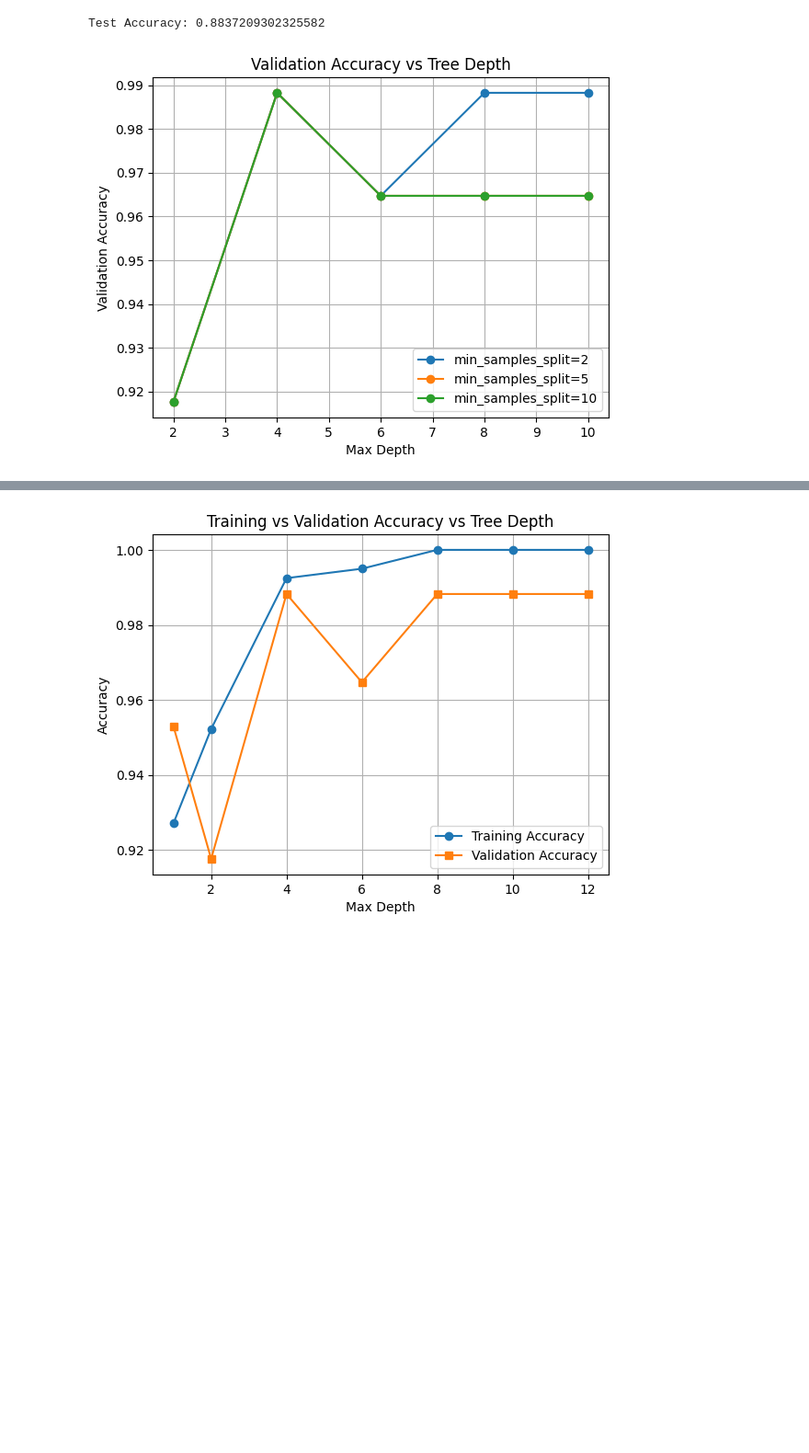
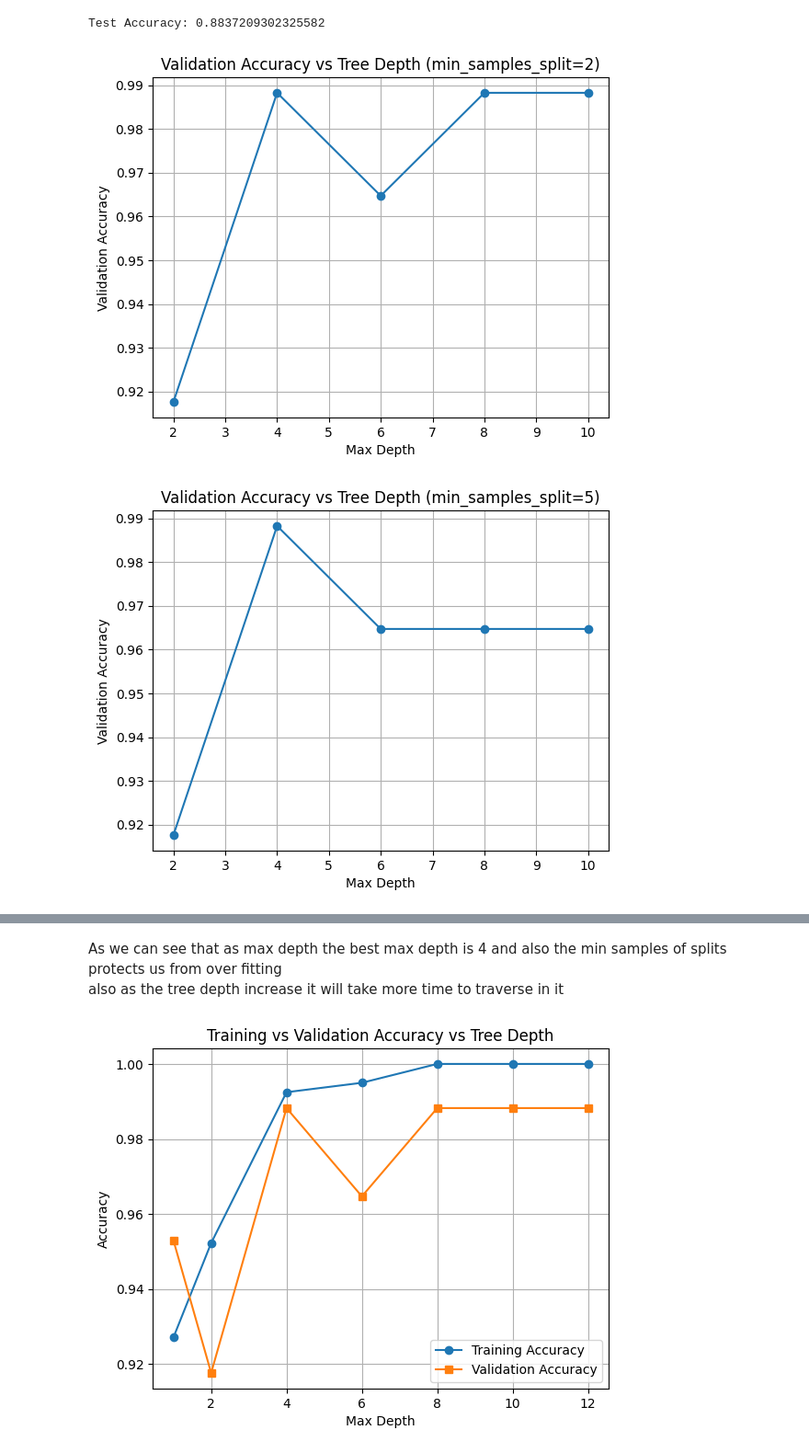
Before and after one commit to RoberRamzy/Probabilistic-models-and-decision-trees, a Jupyter notebook: models.ipynb, the cells around one changed output, grey strips where cells are left out. Shown at 92% size. Saved outputs shown, nothing was run; the diff lists cells and outputs as text; code cells hidden in the pictures; blank space fills up the shorter version.

```diff
--- a/models.ipynb
+++ b/models.ipynb
@@ -29,11 +42,11 @@ class Node:
         return self.value is not None
 # %%
 class DecisionTree:
-    def __init__(self, min_samples_split=2, max_depth=None):
+    def __init__(self, min_samples_split=2, max_depth=None,n_features = None):
         self.min_samples_split = min_samples_split
         self.max_depth = max_depth
         self.root = None
-        self.n_features = None
+        self.n_features = n_features
     # Fit the decision tree to the data
     def fit(self, X, y):
         self.root = self._grow_tree(X, y)
@@ -43,10 +56,11 @@ class DecisionTree:
         n_samples, self.n_features = X.shape
         n_labels = len(np.unique(y))# number of unique labels(Benign, Malignant)
 
-
+        #Stopping Criteria
         if (n_labels == 1 or n_samples < self.min_samples_split or (self.max_depth is not None and depth >= self.max_depth)):
             leaf_value = self._most_common_label(y)
             return Node(value=leaf_value)
+
 
         best_feature, best_thresh = self._best_split(X, y)
 
@@ -61,8 +75,10 @@ class DecisionTree:
 
         return Node(best_feature, best_thresh, left, right)
 
+    #select the best split for the data
     def _best_split(self, X, y):
         best_gain = -1
+        #best_feaature, best_threshold
         split_idx, split_threshold = None, None
         self.n_features = X.shape[1]
 
@@ -83,6 +99,7 @@ class DecisionTree:
         return split_idx, split_threshold
 
     def _information_gain(self, y, X_column, threshold):
+        # applying the formula IG = Entropy(parent) - sum([weighted avg] H(children))
         parent_entropy = self._entropy(y)
 
         left_idxs, right_idxs = self._split(X_column, threshold)
@@ -219,17 +239,25 @@ Test Accuracy: 0.8837209302325582
 # %%
 import matplotlib.pyplot as plt
 
 for min_samples in min_samples_split:
+    # 1. Create a NEW figure for each min_samples_split
+    plt.figure()
+
+    # Filter data for the current min_samples_split
     depths = [r[0] for r in results if r[1] == min_samples]
     accs = [r[2] for r in results if r[1] == min_samples]
 
-    plt.plot(depths, accs, marker='o', label=f"min_samples_split={min_samples}")
+    # Plot the data
+    plt.plot(depths, accs, marker='o')
 
-plt.xlabel("Max Depth")
-plt.ylabel("Validation Accuracy")
-plt.title("Validation Accuracy vs Tree Depth")
-plt.legend()
-plt.grid(True)
-plt.show()
+    # Set labels and title
+    plt.xlabel("Max Depth")
+    plt.ylabel("Validation Accuracy")
+    plt.title(f"Validation Accuracy vs Tree Depth (min_samples_split={min_samples})")
+    plt.grid(True)
+
+    # 2. Display the figure immediately
+    plt.show()
 # %% [output]
-[figure, old version]
+[figure, new version]
+[figure, added]
@@ -236,3 +265,6 @@ plt.show()
+# %% [markdown]
+As we can see that as max depth the best max depth is 4 and also the min samples of splits protects us from over fitting
+<br>also as the tree depth increase it will take more time to traverse in it
 # %%
 fixed_min_samples = best_params['min_samples_split']
 max_depths = [1, 2, 4, 6, 8, 10, 12]
```
Also changed, not shown: parts of 17 cells of this notebook, 1 other file.
